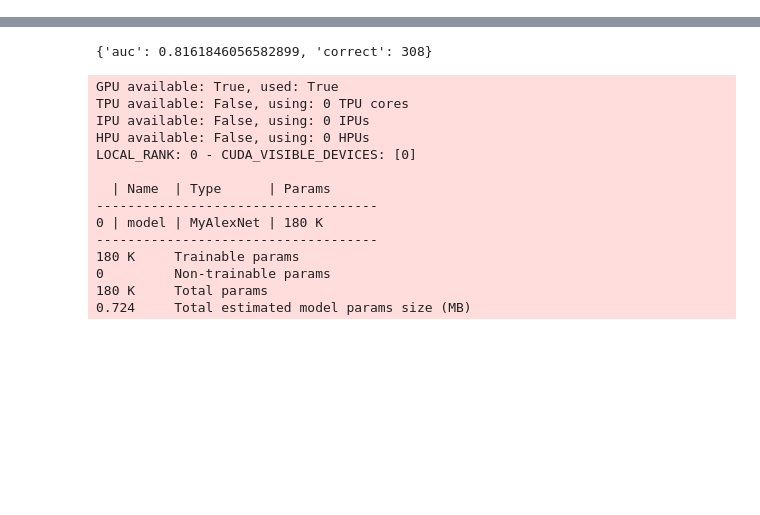
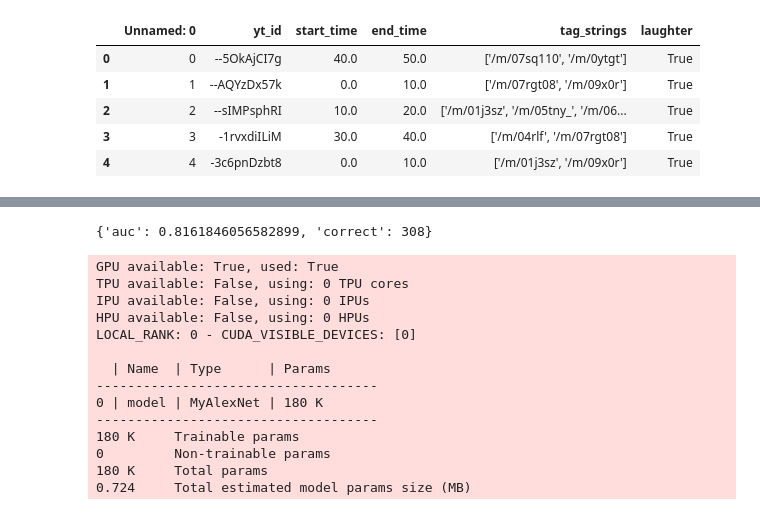
Before and after one commit to josedvq/lared-laughter, a Jupyter notebook: audio/train.ipynb, the cells around one changed output, grey strips where cells are left out. Cells and saved outputs as stored; diff of their text form; code cells hidden in the pictures; blank space fills up the shorter version.

```diff
--- a/audio/train.ipynb
+++ b/audio/train.ipynb
@@ -172,0 +153,4 @@ loaded 672 examples
+# %%
+# dataset loading
+examples = pd.read_csv('./data/audioset/examples.csv')
+audios = pickle.load(open(os.path.join(audioset_data_path, 'audioset_audios.pkl'), 'rb'))
@@ -172,0 +186,9 @@ loaded 672 examples
+# %%
+examples.head()
+# %% [output]
+|  | Unnamed: 0 | yt_id | start_time | end_time | tag_strings | laughter |
+| 0 | 0 | --5OkAjCI7g | 40.0 | 50.0 | ['/m/07sq110', '/m/0ytgt'] | True |
+| 1 | 1 | --AQYzDx57k | 0.0 | 10.0 | ['/m/07rgt08', '/m/09x0r'] | True |
+| 2 | 2 | --sIMPsphRI | 10.0 | 20.0 | ['/m/01j3sz', '/m/05tny_', '/m/06... | True |
+| 3 | 3 | -1rvxdiILiM | 30.0 | 40.0 | ['/m/04rlf', '/m/07rgt08'] | True |
+| 4 | 4 | -3c6pnDzbt8 | 0.0 | 10.0 | ['/m/01j3sz', '/m/09x0r'] | True |
```
Also changed, not shown: parts of 10 cells of this notebook, 19 other files.
